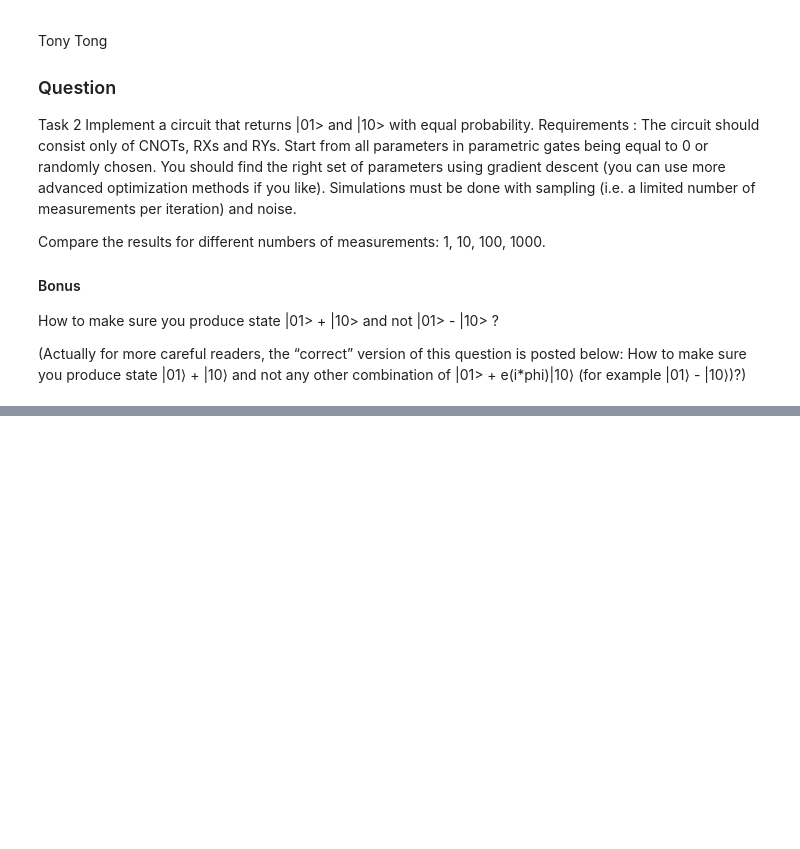
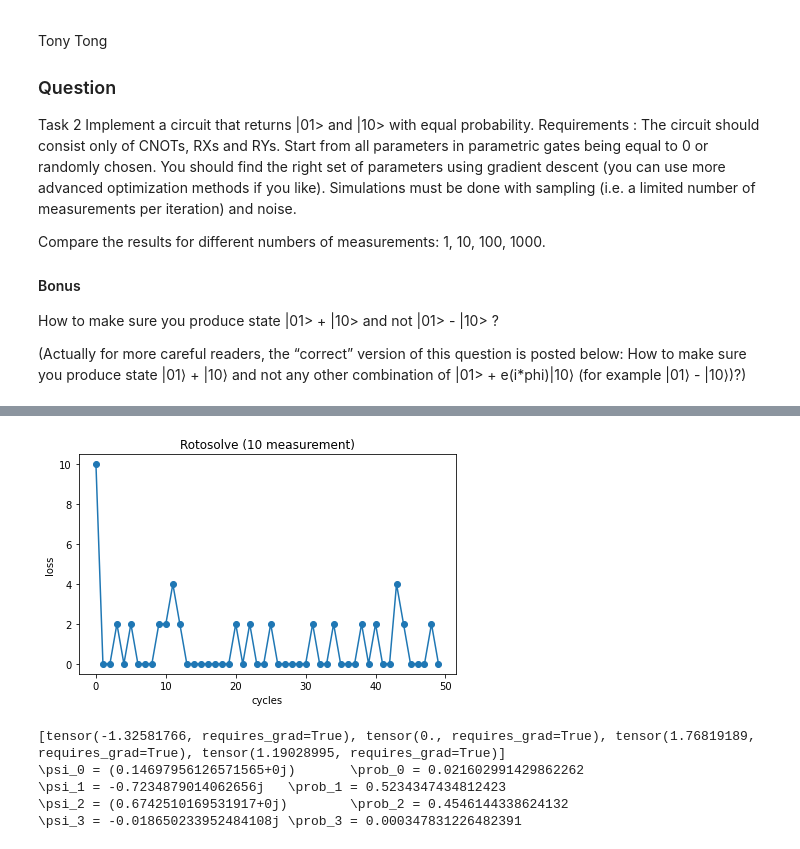
Before and after one commit to TDHTTTT/learn-bell, a Jupyter notebook: pennylane.ipynb, the cells around one changed output, grey strips where cells are left out. Saved outputs shown, nothing was run; the diff lists cells and outputs as text; code cells hidden in the pictures; blank space fills up the shorter version.

```diff
--- a/pennylane.ipynb
+++ b/pennylane.ipynb
@@ -32,8 +41,10 @@ $$\left|\left|\beta\right|^{2} - \left|\gamma\right|^{2}\right|^{2}$$
 # %%
 import pennylane as qml
 from pennylane import numpy as np
+import matplotlib.pyplot as plt
+%matplotlib inline
 
 n_wires = 2
 
-dev = qml.device("default.qubit", analytic=True, wires=2)
+dev = qml.device("default.qubit", wires=2)
 # %%
@@ -137,0 +159,14 @@ print(circuit(params_gd))
+# %%
+# 10 measurement per step
+params_rsol, costs = fit(init_params, 50, 10)
+plot_loss(50, costs, "Rotosolve (10 measurement)")
+print(params_rsol)
+q = circuit(params_rsol)
+peek()
+# %% [output]
+[figure, added]
+[tensor(-1.32581766, requires_grad=True), tensor(0., requires_grad=True), tensor(1.76819189, requires_grad=True), tensor(1.19028995, requires_grad=True)]
+\psi_0 = (0.14697956126571565+0j)       \prob_0 = 0.021602991429862262
+\psi_1 = -0.7234879014062656j   \prob_1 = 0.5234347434812423
+\psi_2 = (0.6742510169531917+0j)        \prob_2 = 0.4546144338624132
+\psi_3 = -0.018650233952484108j \prob_3 = 0.000347831226482391
```
Also changed, not shown: parts of 16 cells of this notebook.
